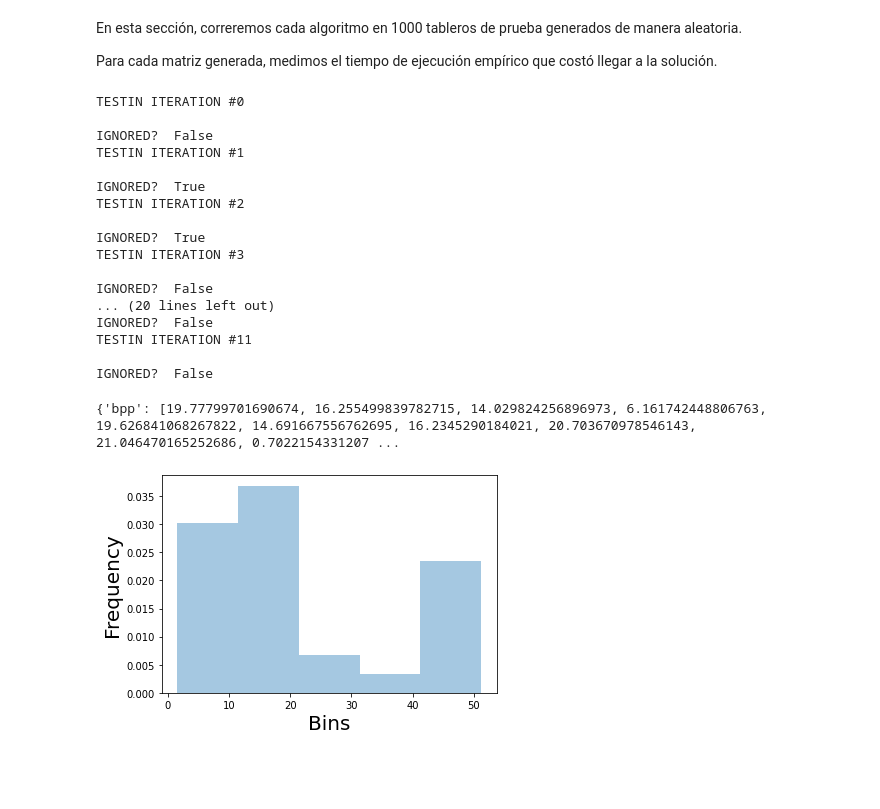
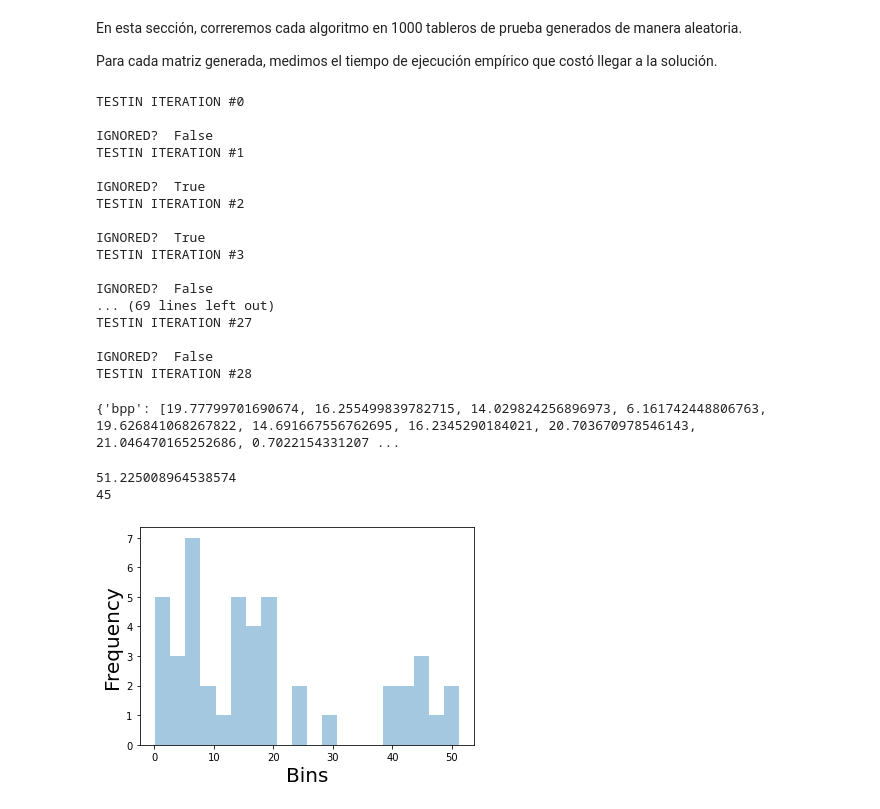
Before and after one commit to matiapa/itba-sia, a Jupyter notebook: TPE1.ipynb, the cells around one changed output. Drawn from its saved outputs; the diff is of its cells as text; code cells hidden in the pictures; blank space fills up the shorter version.

```diff
--- a/TPE1.ipynb
+++ b/TPE1.ipynb
@@ -406,7 +406,7 @@ Por último, presentamos `manhattan_squared_heuristic`, definida igual que `manh
 
 4 0 7
 # %%
-def manhattan_heuristic(state):
+def manhattan_squared_heuristic(state):
   table = state.data
   distance_sum = 0
 
@@ -496,17 +504,3 @@ def get_solution_sequence(node):
 En esta sección, correremos cada algoritmo en 1000 tableros de prueba generados de manera aleatoria.
 
 Para cada matriz generada, medimos el tiempo de ejecución empírico que costó llegar a la solución.
-# %%
-results = {
-   'bpp': [19.77799701690674, 16.255499839782715, 14.029824256896973, 6.161742448806763, 19.626841068267822, 14.691667556762695, 16.2345290184021, 20.703670978546143, 21.046470165252686, 0.7022154331207275, 24.268346309661865, 19.954115629196167, 18.33606481552124, 0.7733786106109619, 17.154624938964844, 16.62529444694519, 16.578765630722046, 24.280343294143677, 18.78624725341797, 13.350395679473877, 19.8753445148468, 20.65025234222412, 24.220179796218872, 16.033488035202026],
-   'bpa': [3.312563180923462, 16.78014373779297, 1.5005578994750977, 24.11879277229309, 1.8123650550842285, 5.810397386550903, 40.823097467422485, 6.816702604293823, 6.657406330108643, 18.61001443862915, 17.433996200561523, 7.70969295501709, 18.402751445770264, 28.429038286209106, 43.07273745536804, 20.107848405838013, 4.085693359375, 44.44852304458618, 18.06688928604126, 51.225008964538574, 5.775974273681641, 45.00810360908508, 12.94466233253479, 19.502450466156006],
-   'bppv': [0.6835105419158936, 10.919771194458008, 3.3716070652008057, 5.283772706985474, 2.5469970703125, 7.605975389480591, 22.08494520187378, 2.589653730392456, 9.465485095977783, 9.367303609848022, 14.493930578231812, 4.114590644836426, 8.236675500869751, 17.15525984764099, 29.845795154571533, 17.496699571609497, 7.1406569480896, 26.032934427261353, 17.695763111114502, 22.35516858100891, 3.045971393585205, 29.264267683029175, 11.909547328948975, 16.876437187194824]
-}
-
-def solve(solver: Solver):
-  iterator = iter(solver)
-  solved = False
-  n = None
-  first = next(iterator)
-  while not solved:
-    n, solved = next(iterator)
@@ -513,7 +586,11 @@ def solve(solver: Solver):
+# %%
+results["global_m2"] = []
+results["global_correctnes"] = []
+results["global_m"] = []
 # %%
 import time
 
-for i in range(12):
+for i in range(30):
   print("TESTIN ITERATION #"+str(i)+'\n')
   state = EightGameState()
 
@@ -523,23 +600,23 @@ for i in range(12):
   has_solution = True
   try:
     start_time = time.time()
-    solve(SolverBPPV(state, 5))
+    solve(SolverGlobalHeuristic(state, manhattan_squared_heuristic))
     end_time = time.time()
   except:
     has_solution = False
 
   if has_solution:
-    results["bppv"].append(end_time - start_time)
+    results["global_m2"].append(end_time - start_time)
 
     start_time = time.time()
-    solve(SolverBPP(state))
+    solve(SolverGlobalHeuristic(state, manhattan_squared_heuristic))
     end_time = time.time()
-    results["bpp"].append(end_time - start_time)
+    results["global_m"].append(end_time - start_time)
 
     start_time = time.time()
-    solve(SolverBPA(state))
+    solve(SolverGlobalHeuristic(state, correctnes_heuristic))
     end_time = time.time()
-    results["bpa"].append(end_time - start_time)
+    results["global_correctnes"].append(end_time - start_time)
 
   print("IGNORED? ", not has_solution)
 # %% [output]
@@ -555,11 +632,11 @@ IGNORED?  True
 TESTIN ITERATION #3
 
 IGNORED?  False
-... (20 lines left out)
-IGNORED?  False
-TESTIN ITERATION #11
+... (69 lines left out)
+TESTIN ITERATION #27
 
 IGNORED?  False
+TESTIN ITERATION #28
 # %%
 print(results)
 # %% [output]
@@ -567,14 +644,18 @@ print(results)
 # %%
 import numpy as np
 import matplotlib.pyplot as plt
-
+result = results['bpa']
+print(max(result))
+print(len(result))
 fig = plt.figure()
 ax = fig.add_subplot(111)
 # ax.hist(np.array(results['bppv']), weights=np.zeros_like(np.array(results['bppv']))+1./ np.array(results['bppv']).size, bins=5)
-n, bins, patches = ax.hist(np.array(results['bpa']), bins=5, density=True, cumulative=0, alpha = 0.4)
+n, bins, patches = ax.hist(np.array(result), bins=20, density=False, cumulative=0, alpha = 0.4)
 ax.set_xlabel('Bins', size=20)
 ax.set_ylabel('Frequency', size=20)
 ax.legend
 plt.show()
 # %% [output]
+51.225008964538574
+45
-[figure, old version]
+[figure, new version]
```
Also changed, not shown: parts of 5 cells of this notebook.
